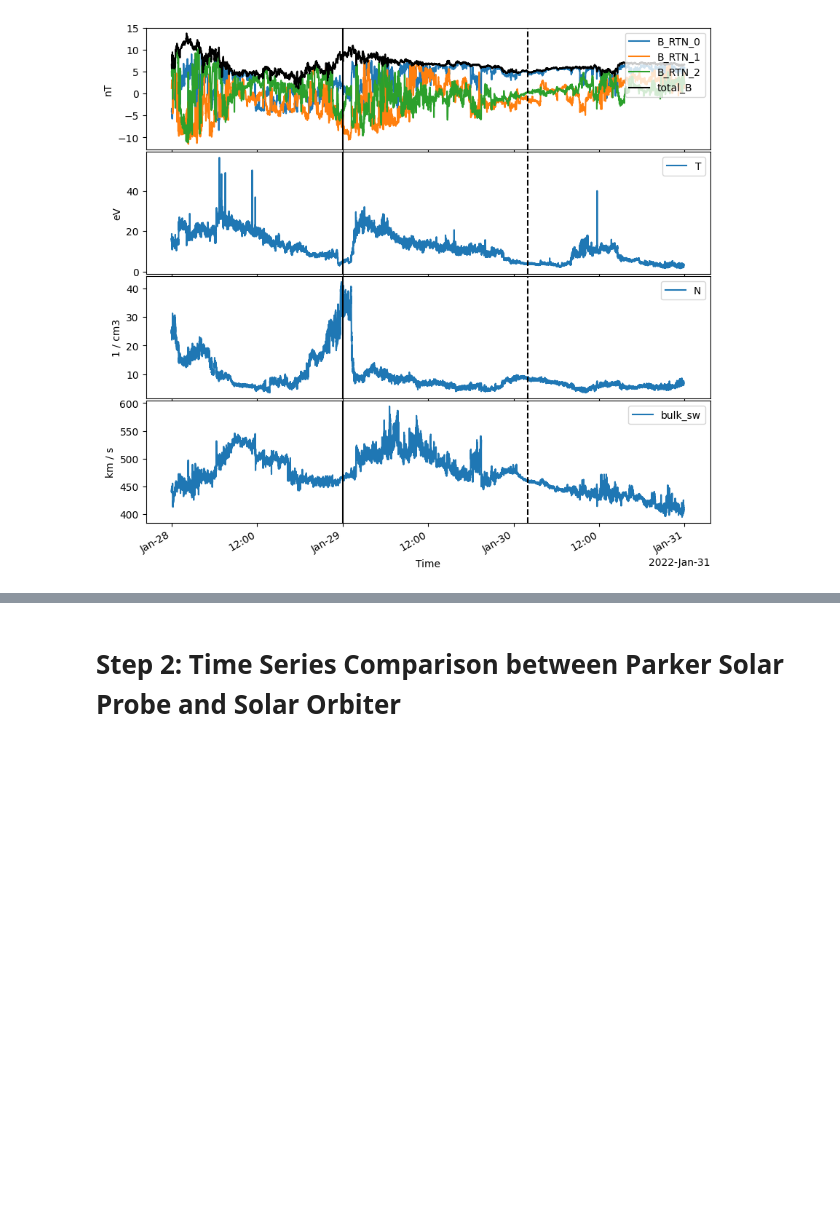
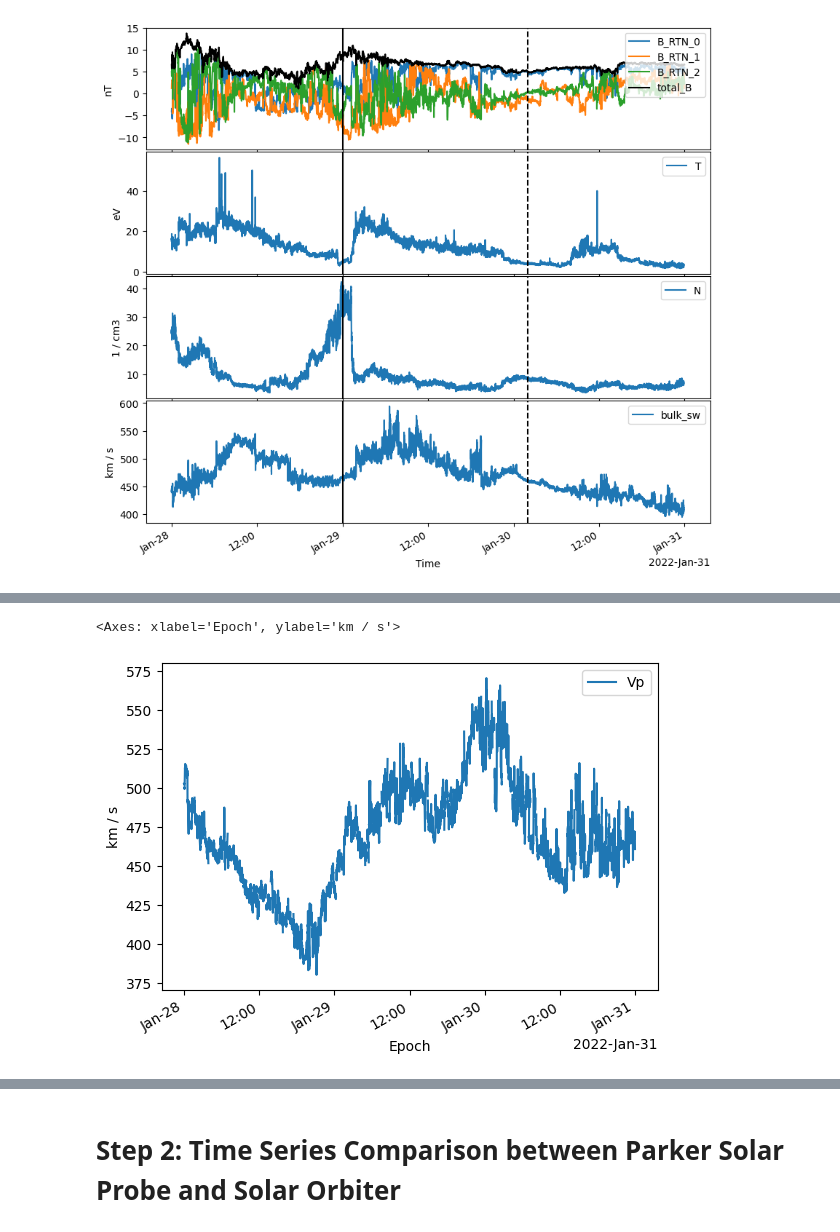
Before and after one commit to BlueNeptune11/sun_capstone, a Jupyter notebook: AceSoPsp_timeseries.ipynb, the cells around one changed output, grey strips where cells are left out. Cells and saved outputs as stored; diff of their text form; code cells hidden in the pictures; blank space fills up the shorter version.

```diff
--- a/AceSoPsp_timeseries.ipynb
+++ b/AceSoPsp_timeseries.ipynb
@@ -15,20 +19,24 @@ from sunpy.timeseries import TimeSeries
 # Keep this here for now, bad practice
 import warnings
 warnings.filterwarnings("ignore")
+# %%
+#tstart = parse_time("2021-05-28 01:00")
+#tend = parse_time("2021-05-29 14:00")
+
+start = '2022-01-28 00:00'
+end = '2022-01-30 14:00'
+
+# Select time period
+tstart = parse_time(start)
+tend = parse_time(end)
+
+# Set data paths
+psp_data_path = 'data/psp/'
+solo_data_path = 'data/solo/'
+ace_data_path = 'data/ace/'
 # %% [markdown]
 # Step 1: Download time series data
 # %% [markdown]
 We are looking for Solar wind speed ($V_{sw}$), Proton density ($n_p$), Proton Temperature ($T_p$) and Magnetic field components ($B_r$, $B_t$, $B_n$ and $B$) for spacecrafts PSP, SolO and ACE.
-# %%
-#tstart = parse_time("2021-05-28 01:00")
-#tend = parse_time("2021-05-29 14:00")
-
-# Select time period
-tstart = parse_time("2022-01-28 00:00")
-tend = parse_time("2022-01-30 14:00")
-
-# Set data paths
-psp_data_path = 'data/psp/'
-solo_data_path = 'data/solo/'
 # %% [markdown]
 ## Parker Solar Probe
@@ -165,0 +283,7 @@ plt.subplots_adjust(hspace=0.02)
+# %%
+ace_sw = TimeSeries(files_ace_swep, concatenate=True)
+ace_mag = TimeSeries(files_ace_mag, concatenate=True)
+ace_sw.plot(columns=['Vp'])
+# %% [output]
+<Axes: xlabel='Epoch', ylabel='km / s'>
+[figure, added]
```
Also changed, not shown: parts of 29 cells of this notebook.
